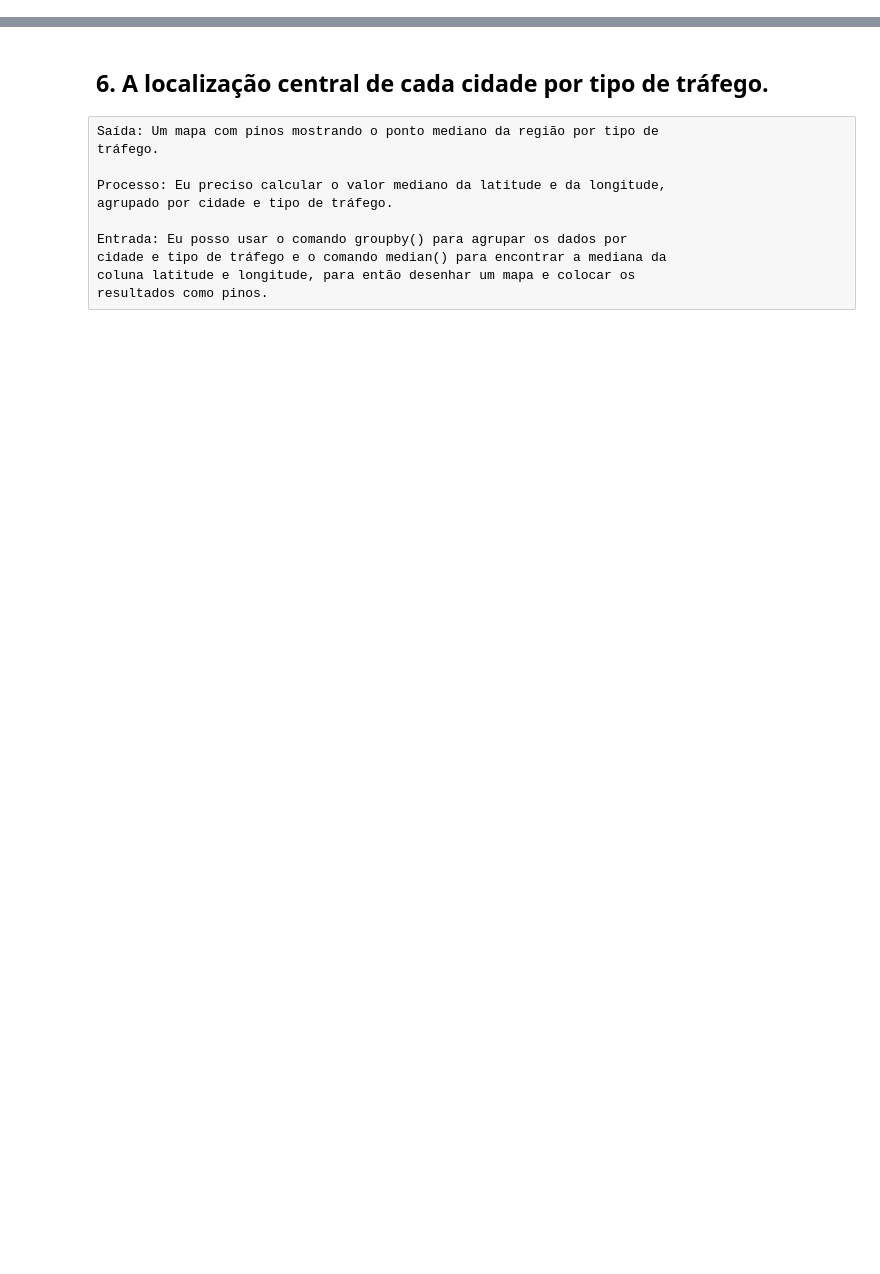
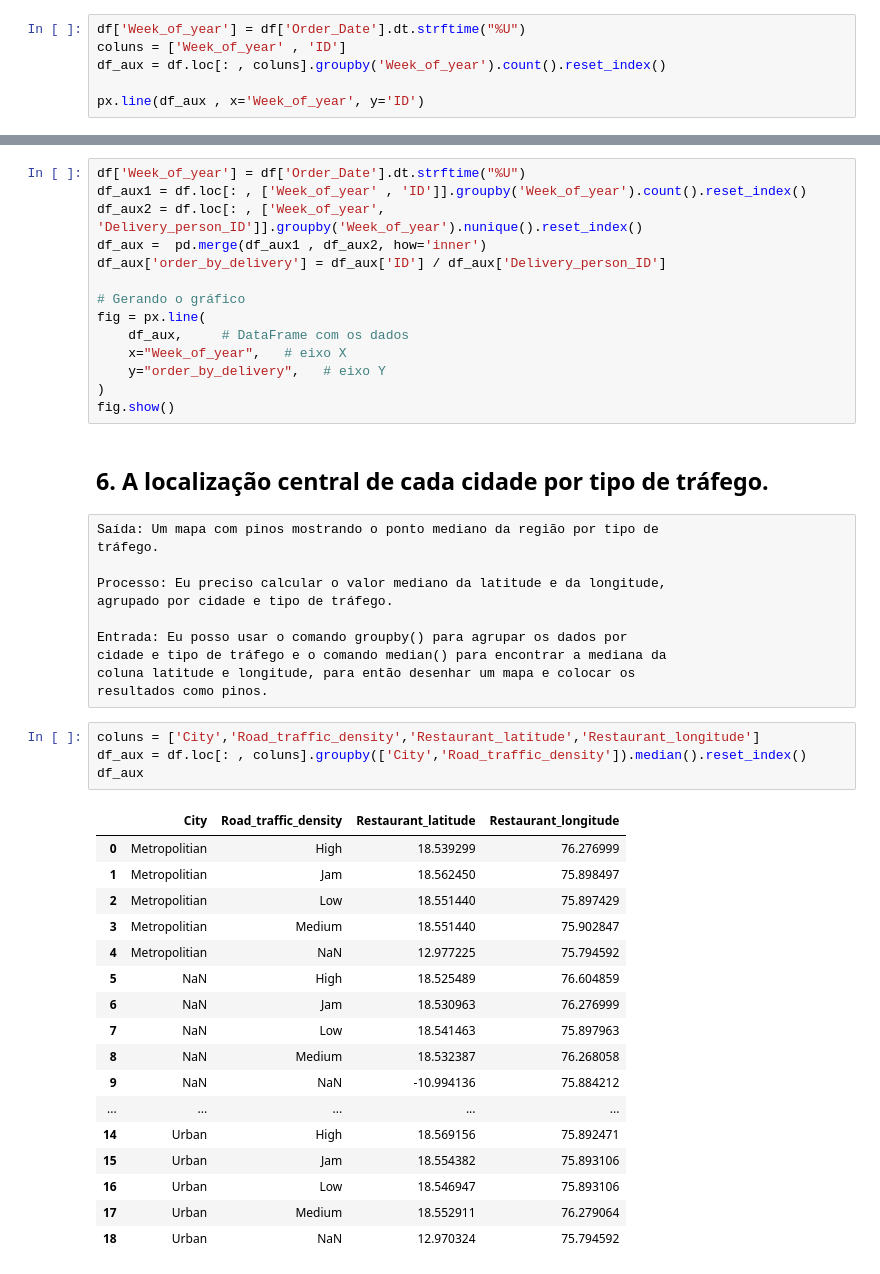
Before and after one commit to LinconSchafranski/ftc_curry_company, a Jupyter notebook: projeto_cury.ipynb, the cells around one changed output, grey strips where cells are left out. Cells and saved outputs as stored; diff of their text form; blank space fills up the shorter version.

```diff
--- a/projeto_cury.ipynb
+++ b/projeto_cury.ipynb
@@ -57,6 +85,12 @@ mostrar o gráfico de linhas.
 Entrada: Eu posso usar o comando groupby() para agrupar os dados e o
 comando count() para contar a coluna de IDs e um comando para desenhar
 um gráficos de linhas.
+# %%
+df['Week_of_year'] = df['Order_Date'].dt.strftime("%U")
+coluns = ['Week_of_year' , 'ID']
+df_aux = df.loc[: , coluns].groupby('Week_of_year').count().reset_index()
+
+px.line(df_aux , x='Week_of_year', y='ID')
 # %% [markdown]
 ## 3. Distribuição dos pedidos por tipo de tráfego.
 # %% [raw]
@@ -98,6 +149,20 @@ Entrada: Eu vou contar o número de entregas ( ID ) por semana, através do
 comando count() agrupado por uma nova variável chamada week of year. E
 vou contar o número de entregadores únicos ( .unique ) e dividir as entregas
 pelos entregadores únicos da mesma semana.
+# %%
+df['Week_of_year'] = df['Order_Date'].dt.strftime("%U")
+df_aux1 = df.loc[: , ['Week_of_year' , 'ID']].groupby('Week_of_year').count().reset_index()
+df_aux2 = df.loc[: , ['Week_of_year', 'Delivery_person_ID']].groupby('Week_of_year').nunique().reset_index()
+df_aux =  pd.merge(df_aux1 , df_aux2, how='inner')
+df_aux['order_by_delivery'] = df_aux['ID'] / df_aux['Delivery_person_ID']
+
+# Gerando o gráfico
+fig = px.line(
+    df_aux,     # DataFrame com os dados
+    x="Week_of_year",   # eixo X
+    y="order_by_delivery",   # eixo Y
+)
+fig.show()
 # %% [markdown]
 ## 6. A localização central de cada cidade por tipo de tráfego.
 # %% [raw]
@@ -111,3 +176,25 @@ Entrada: Eu posso usar o comando groupby() para agrupar os dados por
 cidade e tipo de tráfego e o comando median() para encontrar a mediana da
 coluna latitude e longitude, para então desenhar um mapa e colocar os
 resultados como pinos.
+# %%
+coluns = ['City','Road_traffic_density','Restaurant_latitude','Restaurant_longitude']
+df_aux = df.loc[: , coluns].groupby(['City','Road_traffic_density']).median().reset_index()
+df_aux
+# %% [output]
+|  | City | Road_traffic_density | Restaurant_latitude | Restaurant_longitude |
+| 0 | Metropolitian | High | 18.539299 | 76.276999 |
+| 1 | Metropolitian | Jam | 18.562450 | 75.898497 |
+| 2 | Metropolitian | Low | 18.551440 | 75.897429 |
+| 3 | Metropolitian | Medium | 18.551440 | 75.902847 |
+| 4 | Metropolitian | NaN | 12.977225 | 75.794592 |
+| 5 | NaN | High | 18.525489 | 76.604859 |
+| 6 | NaN | Jam | 18.530963 | 76.276999 |
+| 7 | NaN | Low | 18.541463 | 75.897963 |
+| 8 | NaN | Medium | 18.532387 | 76.268058 |
+| 9 | NaN | NaN | -10.994136 | 75.884212 |
+| ... | ... | ... | ... | ... |
+| 14 | Urban | High | 18.569156 | 75.892471 |
+| 15 | Urban | Jam | 18.554382 | 75.893106 |
+| 16 | Urban | Low | 18.546947 | 75.893106 |
+| 17 | Urban | Medium | 18.552911 | 76.279064 |
+| 18 | Urban | NaN | 12.970324 | 75.794592 |
```
Also changed, not shown: parts of 8 cells of this notebook.
